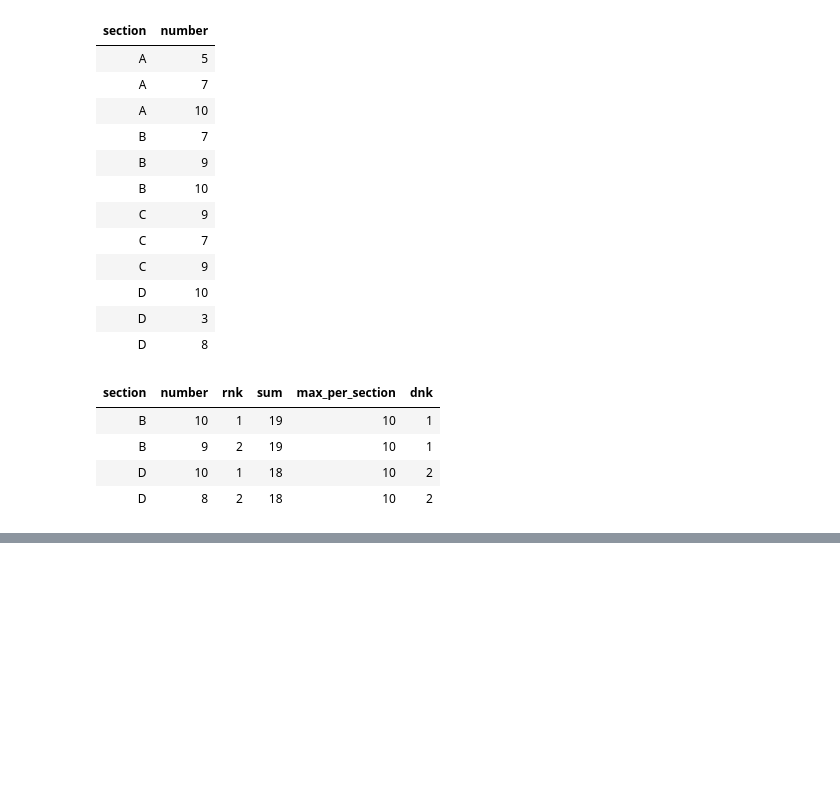
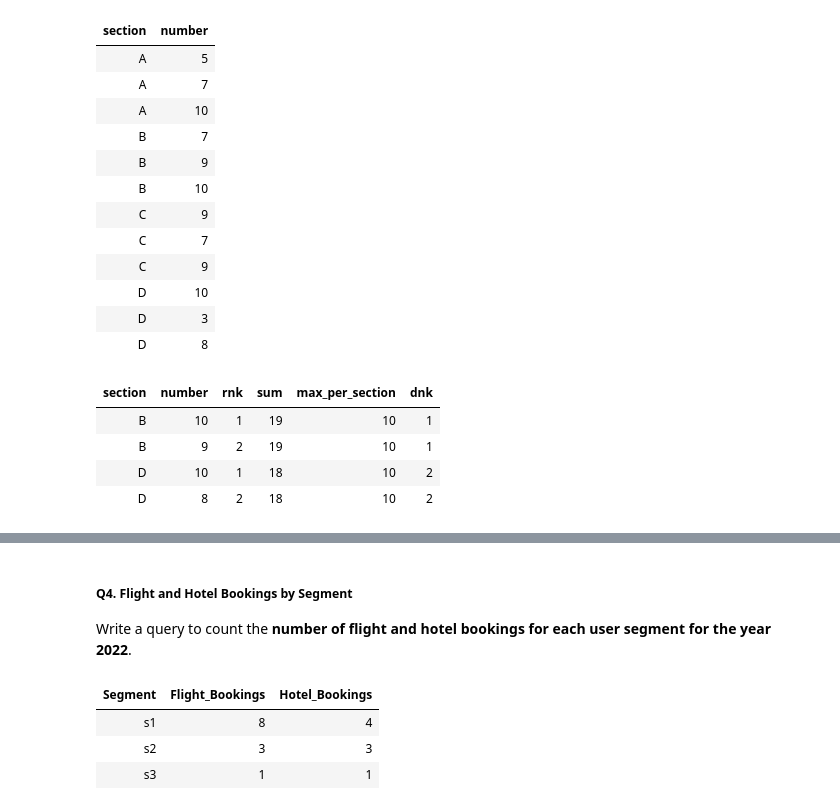
Before and after one commit to Rupam-1/SQL-Pyspark-practise_youtube, a Jupyter notebook: 06. SQL - Part4.ipynb, the cells around one changed output, grey strips where cells are left out. Cells and saved outputs as stored; diff of their text form; code cells hidden in the pictures; blank space fills up the shorter version.

```diff
--- a/06. SQL - Part4.ipynb
+++ b/06. SQL - Part4.ipynb
@@ -78,0 +249,27 @@ order by dnk, section;
+# %% [markdown]
+##### Q4. Flight and Hotel Bookings by Segment
+
+Write a query to count the **number of flight and hotel bookings for each user segment for the year 2022**.
+# %%
+%sql
+with cte as (
+    select u.Segment, b.Line_of_business, count(Line_of_business) as Count from user_table as u
+    join booking_table as b
+    on u.User_id = b.User_id
+    group by u.Segment, b.Line_of_business
+)
+select
+    Segment,
+    sum(case
+        when Line_of_business = "Flight" then Count
+    end) as Flight_Bookings,
+    sum(case
+        when Line_of_business = "Hotel" then Count
+    end) as Hotel_Bookings
+from cte
+group by Segment;
+# %% [output]
+| Segment | Flight_Bookings | Hotel_Bookings |
+| s1 | 8 | 4 |
+| s2 | 3 | 3 |
+| s3 | 1 | 1 |
```
Also changed, not shown: parts of 10 cells of this notebook, 1 other file.
